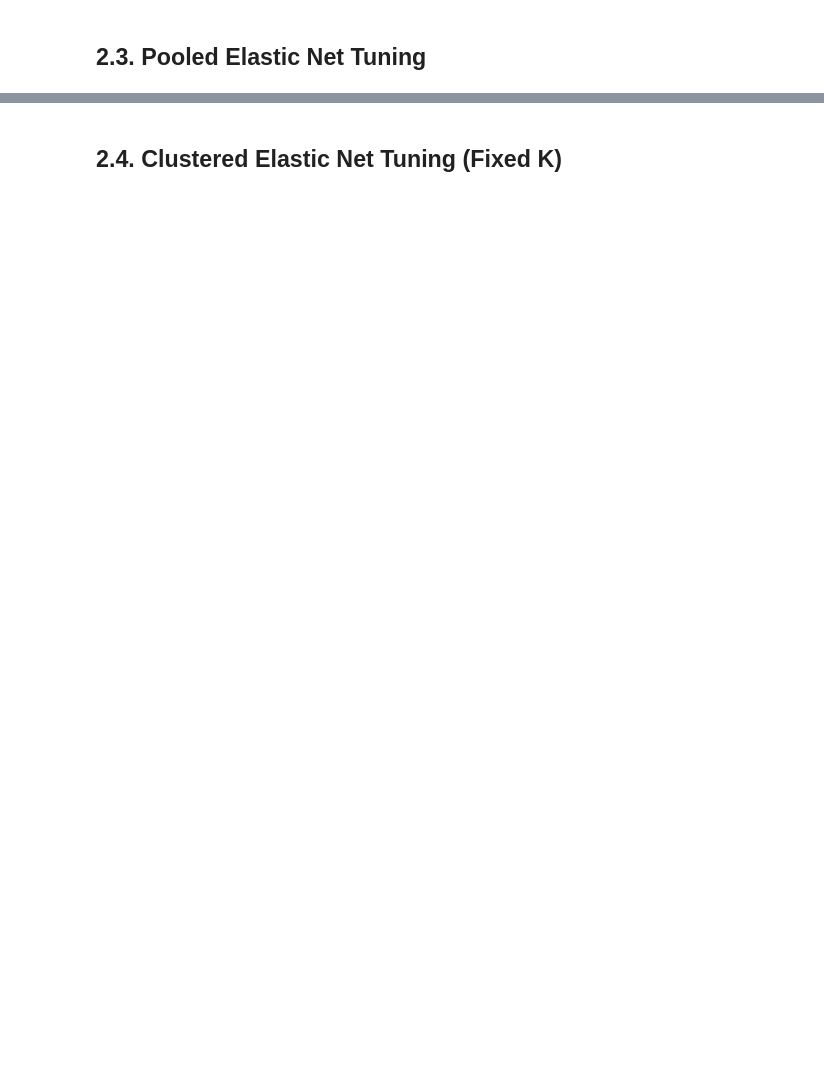
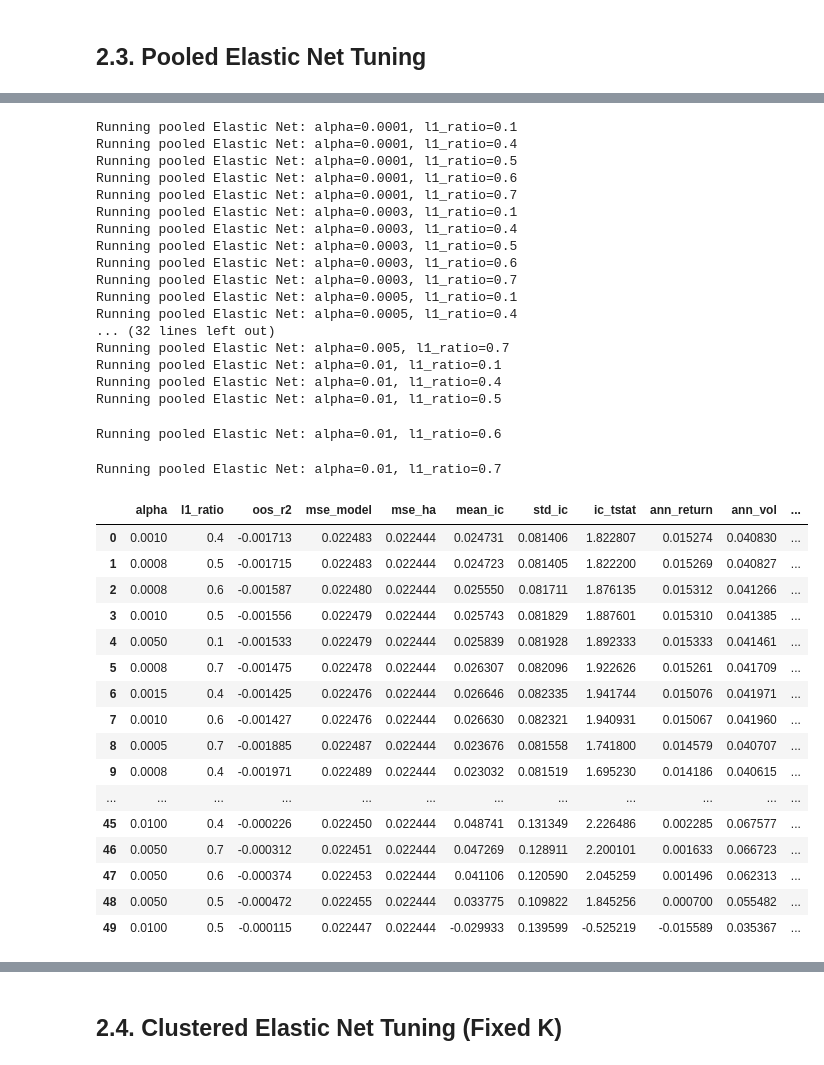
Before and after one commit to JackyJacky1029/FINA-4713-Group-9-Project, a Jupyter notebook: jkp_project.ipynb, the cells around one changed output, grey strips where cells are left out. Drawn from its saved outputs; the diff is of its cells as text; code cells hidden in the pictures; blank space fills up the shorter version.

```diff
--- a/jkp_project.ipynb
+++ b/jkp_project.ipynb
@@ -1762,0 +2464,51 @@ from
+# %%
+pooled_enet_tuning_results, pooled_enet_outputs = tune_pooled_elasticnet(
+    valid_update_window=valid_update_window,
+    alpha_grid=alpha_grid_pooled,
+    l1_ratio_grid=l1_ratio_grid_pooled,
+    feature_cols=log_prediction_features,
+    target_col=target,
+    id_col="id",
+    date_col="eom",
+    min_stocks_per_month=20,
+    random_state=42
+)
+
+display(pooled_enet_tuning_results)
+# %% [output]
+Running pooled Elastic Net: alpha=0.0001, l1_ratio=0.1
+Running pooled Elastic Net: alpha=0.0001, l1_ratio=0.4
+Running pooled Elastic Net: alpha=0.0001, l1_ratio=0.5
+Running pooled Elastic Net: alpha=0.0001, l1_ratio=0.6
+Running pooled Elastic Net: alpha=0.0001, l1_ratio=0.7
+Running pooled Elastic Net: alpha=0.0003, l1_ratio=0.1
+Running pooled Elastic Net: alpha=0.0003, l1_ratio=0.4
+Running pooled Elastic Net: alpha=0.0003, l1_ratio=0.5
+Running pooled Elastic Net: alpha=0.0003, l1_ratio=0.6
+Running pooled Elastic Net: alpha=0.0003, l1_ratio=0.7
+Running pooled Elastic Net: alpha=0.0005, l1_ratio=0.1
+Running pooled Elastic Net: alpha=0.0005, l1_ratio=0.4
+... (32 lines left out)
+Running pooled Elastic Net: alpha=0.005, l1_ratio=0.7
+Running pooled Elastic Net: alpha=0.01, l1_ratio=0.1
+Running pooled Elastic Net: alpha=0.01, l1_ratio=0.4
+Running pooled Elastic Net: alpha=0.01, l1_ratio=0.5
+Running pooled Elastic Net: alpha=0.01, l1_ratio=0.6
+Running pooled Elastic Net: alpha=0.01, l1_ratio=0.7
+|  | alpha | l1_ratio | oos_r2 | mse_model | mse_ha | mean_ic | std_ic | ic_tstat | ann_return | ann_vol | ... |
+| 0 | 0.0010 | 0.4 | -0.001713 | 0.022483 | 0.022444 | 0.024731 | 0.081406 | 1.822807 | 0.015274 | 0.040830 | ... |
+| 1 | 0.0008 | 0.5 | -0.001715 | 0.022483 | 0.022444 | 0.024723 | 0.081405 | 1.822200 | 0.015269 | 0.040827 | ... |
+| 2 | 0.0008 | 0.6 | -0.001587 | 0.022480 | 0.022444 | 0.025550 | 0.081711 | 1.876135 | 0.015312 | 0.041266 | ... |
+| 3 | 0.0010 | 0.5 | -0.001556 | 0.022479 | 0.022444 | 0.025743 | 0.081829 | 1.887601 | 0.015310 | 0.041385 | ... |
+| 4 | 0.0050 | 0.1 | -0.001533 | 0.022479 | 0.022444 | 0.025839 | 0.081928 | 1.892333 | 0.015333 | 0.041461 | ... |
+| 5 | 0.0008 | 0.7 | -0.001475 | 0.022478 | 0.022444 | 0.026307 | 0.082096 | 1.922626 | 0.015261 | 0.041709 | ... |
+| 6 | 0.0015 | 0.4 | -0.001425 | 0.022476 | 0.022444 | 0.026646 | 0.082335 | 1.941744 | 0.015076 | 0.041971 | ... |
+| 7 | 0.0010 | 0.6 | -0.001427 | 0.022476 | 0.022444 | 0.026630 | 0.082321 | 1.940931 | 0.015067 | 0.041960 | ... |
+| 8 | 0.0005 | 0.7 | -0.001885 | 0.022487 | 0.022444 | 0.023676 | 0.081558 | 1.741800 | 0.014579 | 0.040707 | ... |
+| 9 | 0.0008 | 0.4 | -0.001971 | 0.022489 | 0.022444 | 0.023032 | 0.081519 | 1.695230 | 0.014186 | 0.040615 | ... |
+| ... | ... | ... | ... | ... | ... | ... | ... | ... | ... | ... | ... |
+| 45 | 0.0100 | 0.4 | -0.000226 | 0.022450 | 0.022444 | 0.048741 | 0.131349 | 2.226486 | 0.002285 | 0.067577 | ... |
+| 46 | 0.0050 | 0.7 | -0.000312 | 0.022451 | 0.022444 | 0.047269 | 0.128911 | 2.200101 | 0.001633 | 0.066723 | ... |
+| 47 | 0.0050 | 0.6 | -0.000374 | 0.022453 | 0.022444 | 0.041106 | 0.120590 | 2.045259 | 0.001496 | 0.062313 | ... |
+| 48 | 0.0050 | 0.5 | -0.000472 | 0.022455 | 0.022444 | 0.033775 | 0.109822 | 1.845256 | 0.000700 | 0.055482 | ... |
+| 49 | 0.0100 | 0.5 | -0.000115 | 0.022447 | 0.022444 | -0.029933 | 0.139599 | -0.525219 | -0.015589 | 0.035367 | ... |
```
Also changed, not shown: parts of 60 cells of this notebook.
